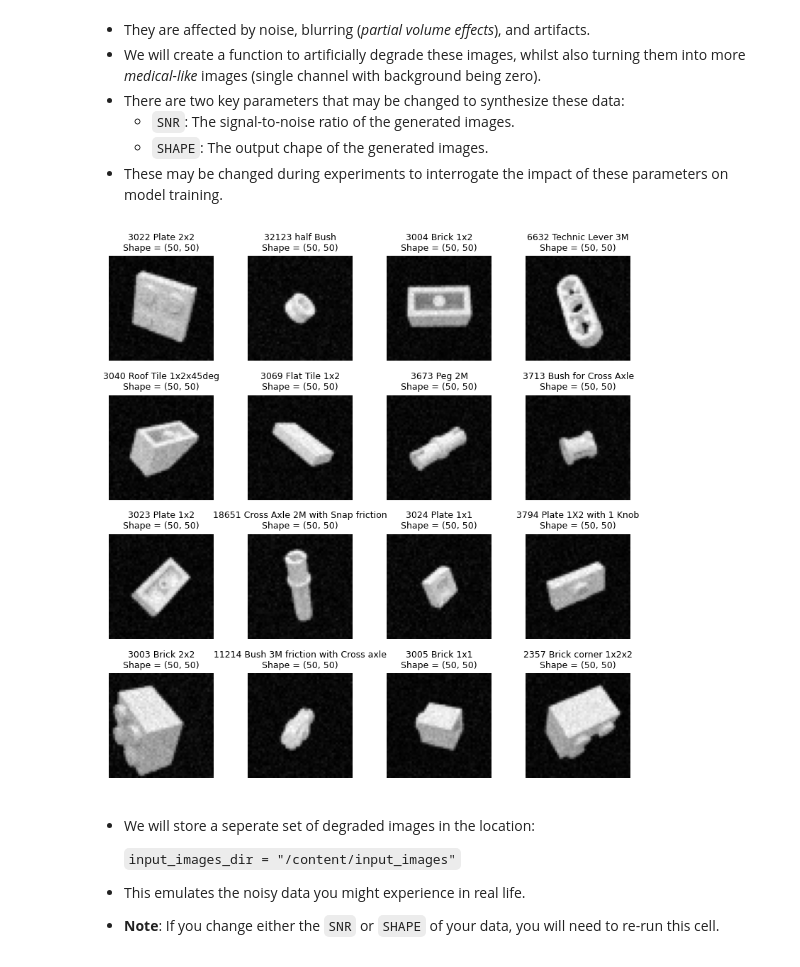
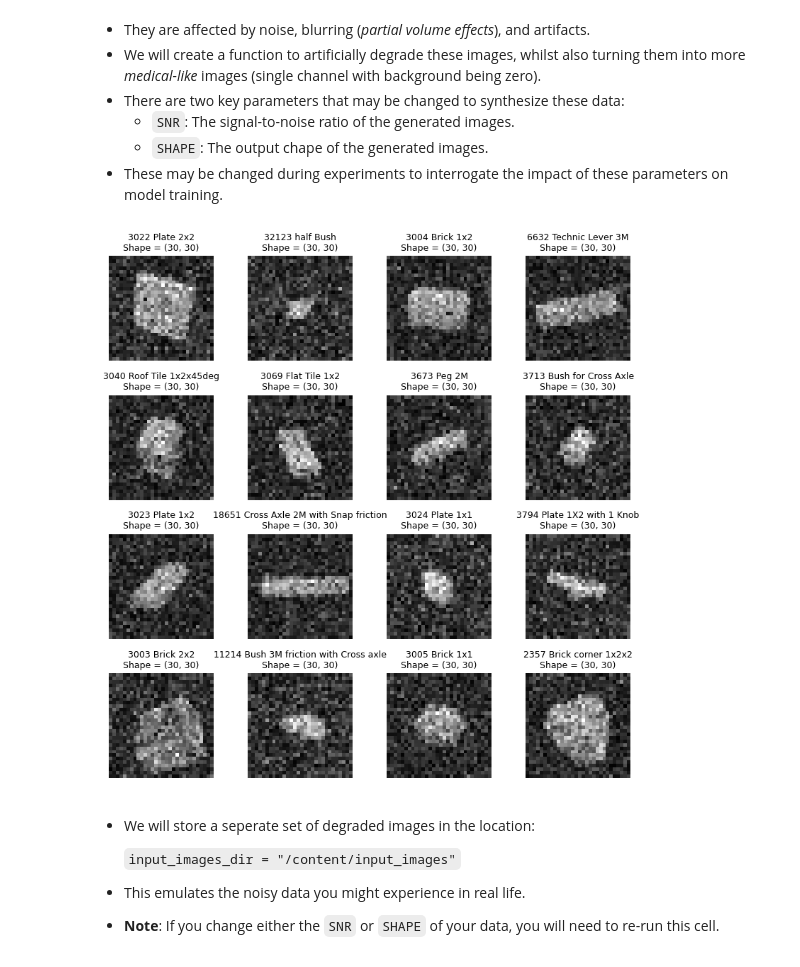
Before and after one commit to mdblackledge/theoryofimaging2, a Jupyter notebook: workshop/practical_exercises.ipynb, the cells around one changed output. Drawn from its saved outputs; the diff is of its cells as text; code cells hidden in the pictures.

```diff
--- a/workshop/practical_exercises.ipynb
+++ b/workshop/practical_exercises.ipynb
@@ -157,8 +157,8 @@ from skimage.transform import resize
 
 # 1. Define global parameters for the experiments
 # ===============================================
-SNR = 45.0
-SHAPE = (50, 50)
+SNR = 7.0
+SHAPE = (30, 30)
 
 # 2. Define a function for degrading input iamge quality
 # ======================================================
@@ -198,34 +198,34 @@ def degrade_lego_image(arr, snr = 30.0, shape = (50, 50)):
     return arr_noisy.astype("uint8")
 
 
 # 3. View some random examples in matplotlib
 # ==========================================
 
 # Random seed
 np.random.seed(2026)
 
 f, ax = plt.subplots(4, 4, figsize = (8, 8))
 ax = ax.ravel()
 for i in range(16):
 
     # Randomly select a block type and image
     block_group_dir = clean_data_path + "/" + os.listdir(clean_data_path)[i]
     block_file = block_group_dir + "/" + np.random.choice(os.listdir(block_group_dir))
 
     # Degrade the image.
     arr = skimage.io.imread(block_file)
     arr_noisy = degrade_lego_image(arr, snr=SNR, shape=SHAPE)
 
     # Display
     ax[i].imshow(arr_noisy, cmap = "gray")
     ax[i].set_title(block_file.split("/")[-2] + "\n"\
                     + f"Shape = {arr_noisy.shape}", fontsize = 9.)
     ax[i].axis("off")
 
 plt.tight_layout()
 plt.show()
 # %% [output]
-[figure, old version]
+[figure, new version]
 # %% [markdown]
  - We will store a seperate set of degraded images in the location:
 
```
Also changed, not shown: parts of 17 cells of this notebook.
